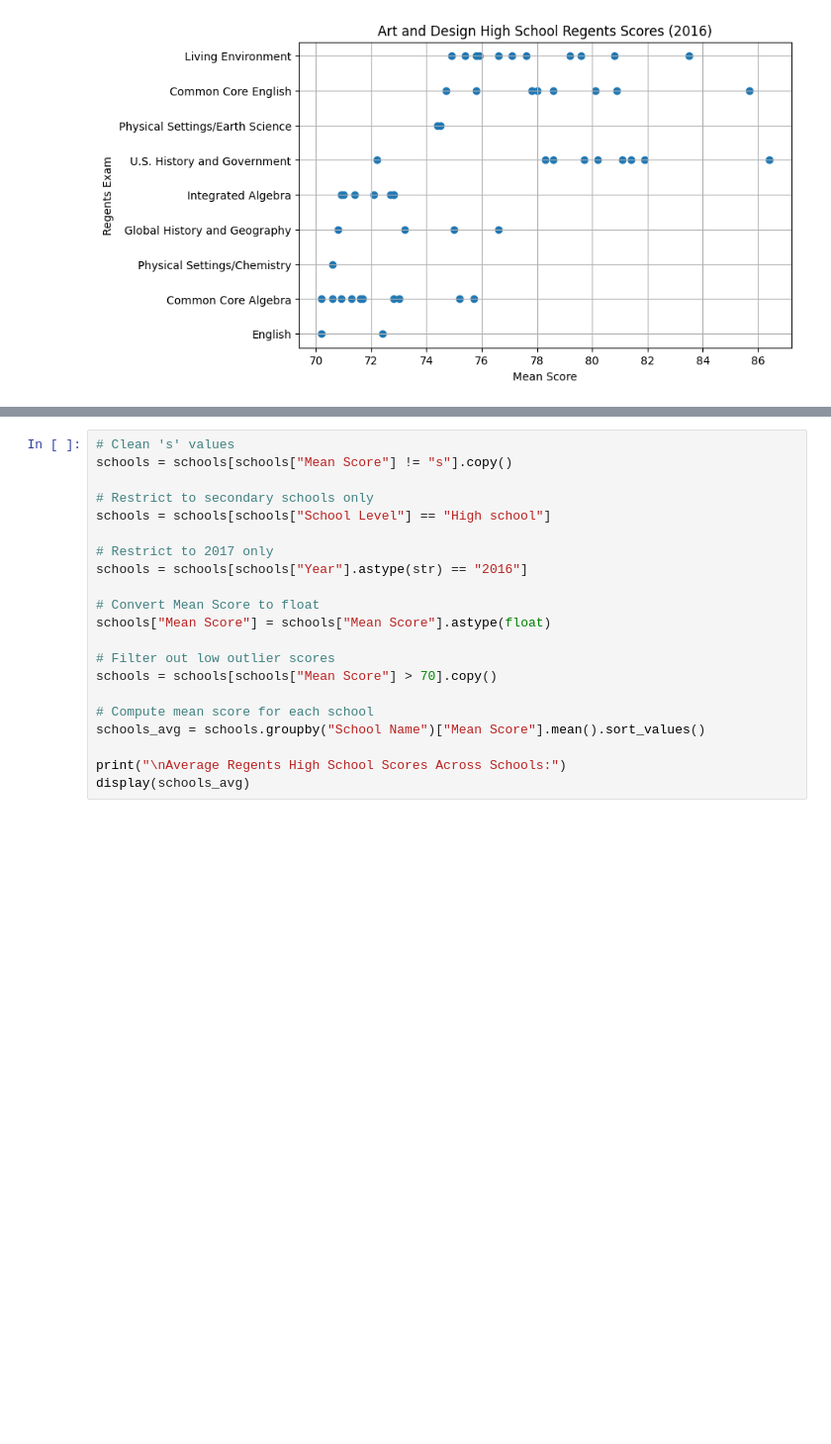
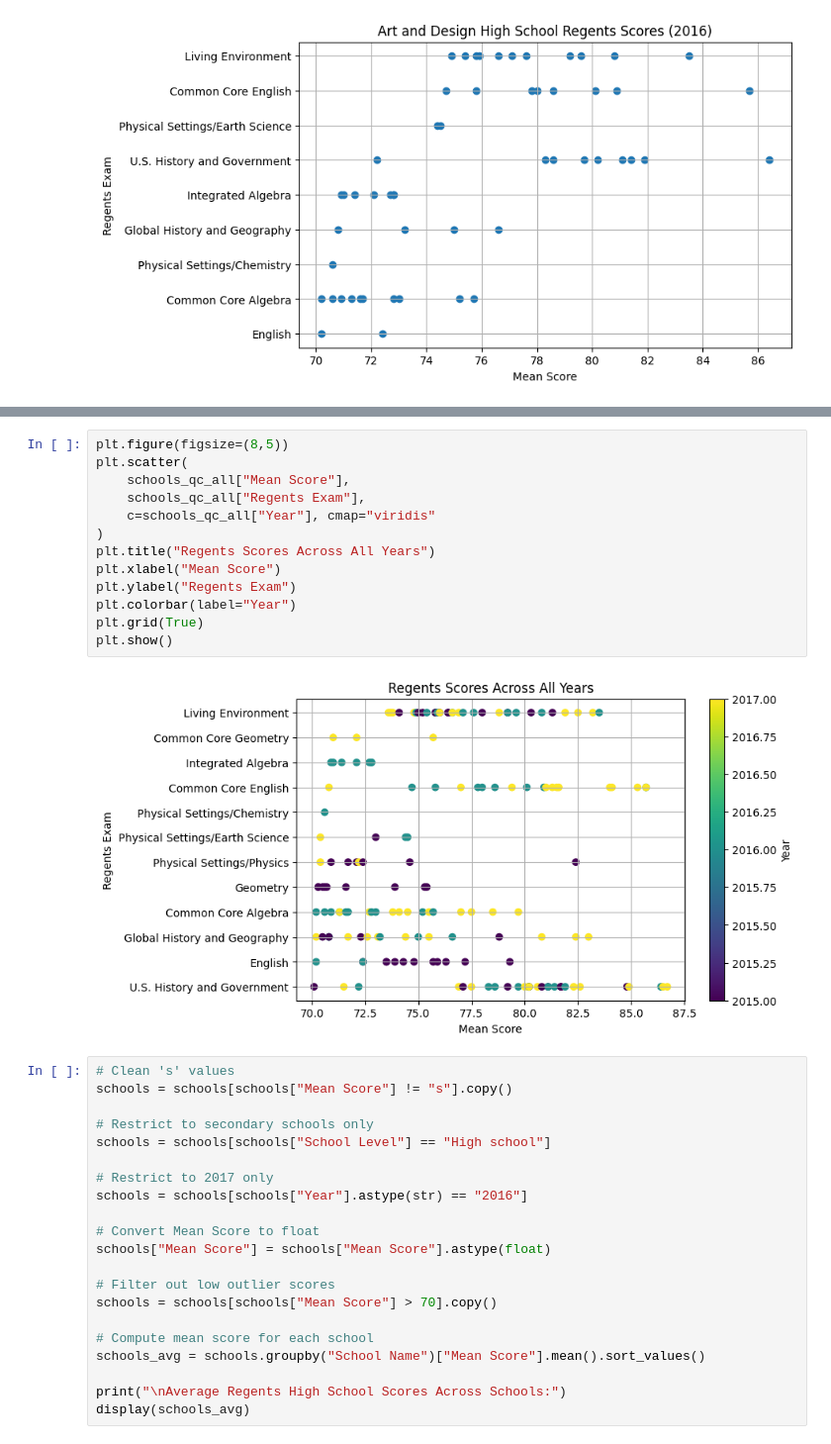
Before and after one commit to madfrantic/helloworld, a Jupyter notebook: project01b.ipynb, the cells around one changed output, grey strips where cells are left out. Shown at 99% size. Cells and saved outputs as stored; diff of their text form; blank space fills up the shorter version.

```diff
--- a/project01b.ipynb
+++ b/project01b.ipynb
@@ -166,3 +182,18 @@ plt.show()
+# %%
+plt.figure(figsize=(8,5))
+plt.scatter(
+    schools_qc_all["Mean Score"],
+    schools_qc_all["Regents Exam"],
+    c=schools_qc_all["Year"], cmap="viridis"
+)
+plt.title("Regents Scores Across All Years")
+plt.xlabel("Mean Score")
+plt.ylabel("Regents Exam")
+plt.colorbar(label="Year")
+plt.grid(True)
+plt.show()
+# %% [output]
+[figure, added]
 # %%
 # Clean 's' values
 schools = schools[schools["Mean Score"] != "s"].copy()
```
Also changed, not shown: parts of 4 cells of this notebook.
